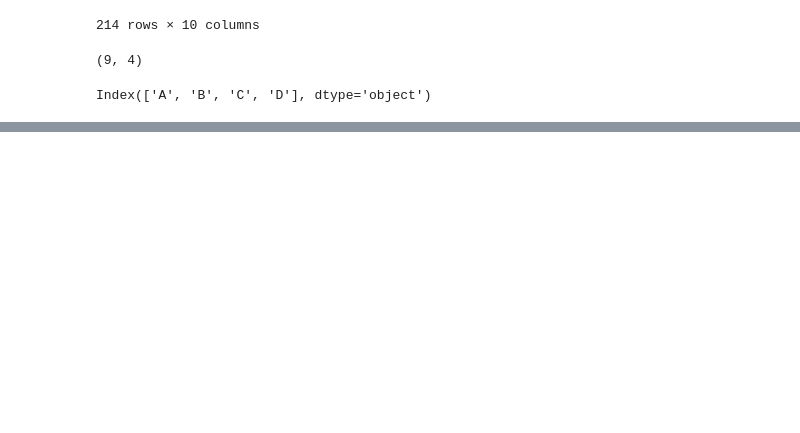
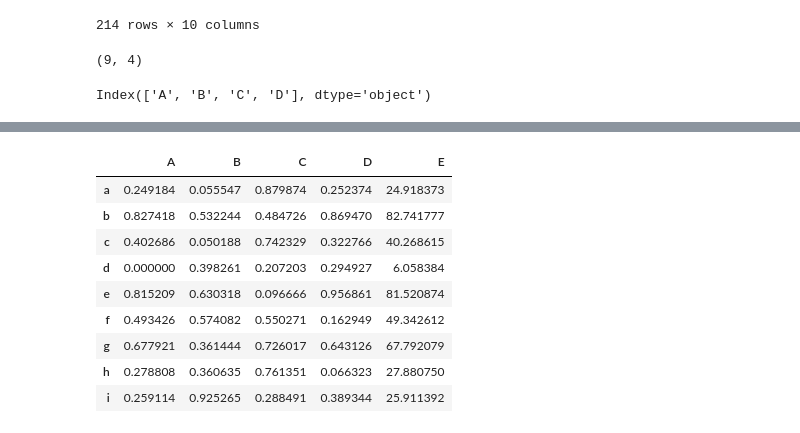
Before and after one commit to alurabhinava/IITM_BS_in_DataScience, a Jupyter notebook: MLP_Week1.ipynb, the cells around one changed output, grey strips where cells are left out. Cells and saved outputs as stored; diff of their text form; code cells hidden in the pictures; blank space fills up the shorter version.

```diff
--- a/MLP_Week1.ipynb
+++ b/MLP_Week1.ipynb
@@ -361,0 +350,17 @@ plt.gca().spines[['top', 'right',]].set_visible(False)
+# %%
+criteria = df['A'] < 0.2
+# %%
+df.loc[criteria, 'A'] = 0
+# %%
+df
+# %% [output]
+|  | A | B | C | D | E |
+| a | 0.249184 | 0.055547 | 0.879874 | 0.252374 | 24.918373 |
+| b | 0.827418 | 0.532244 | 0.484726 | 0.869470 | 82.741777 |
+| c | 0.402686 | 0.050188 | 0.742329 | 0.322766 | 40.268615 |
+| d | 0.000000 | 0.398261 | 0.207203 | 0.294927 | 6.058384 |
+| e | 0.815209 | 0.630318 | 0.096666 | 0.956861 | 81.520874 |
+| f | 0.493426 | 0.574082 | 0.550271 | 0.162949 | 49.342612 |
+| g | 0.677921 | 0.361444 | 0.726017 | 0.643126 | 67.792079 |
+| h | 0.278808 | 0.360635 | 0.761351 | 0.066323 | 27.880750 |
+| i | 0.259114 | 0.925265 | 0.288491 | 0.389344 | 25.911392 |
```
Also changed, not shown: parts of 16 cells of this notebook.
